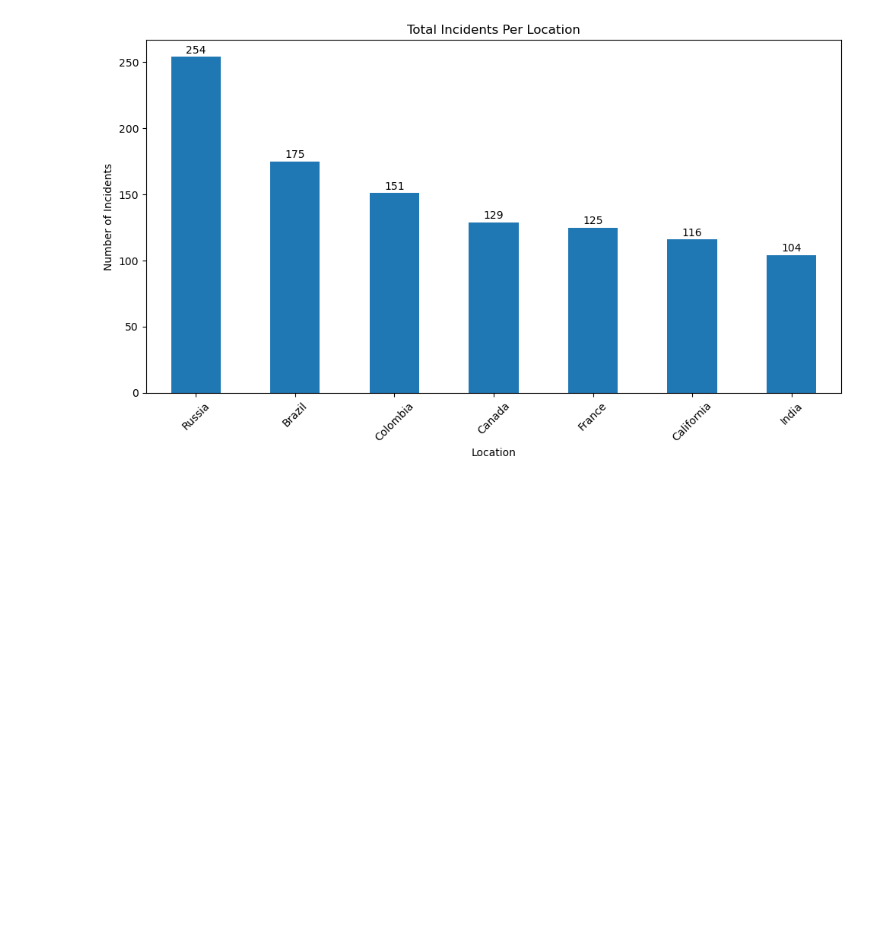
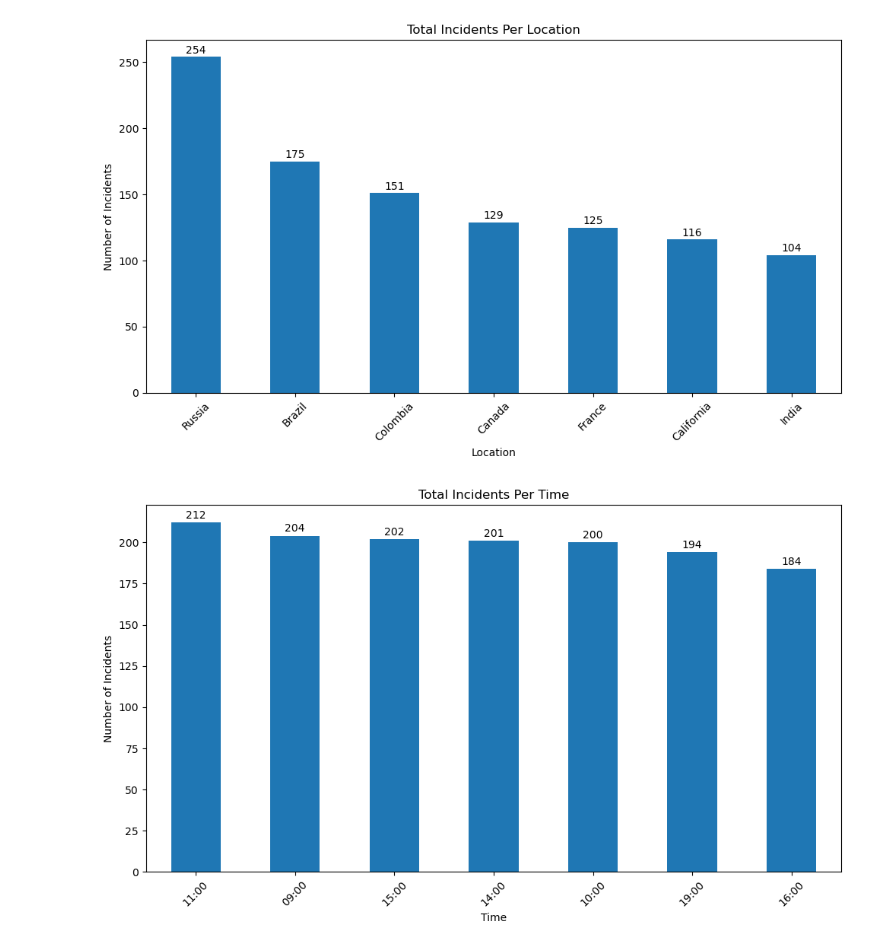
Before and after one commit to FlazeFy2/DS-Airplane_Crashes_Dataset_Since_1908, a Jupyter notebook: exploratory data analysis-pie.ipynb, the cells around one changed output. Saved outputs shown, nothing was run; the diff lists cells and outputs as text; code cells hidden in the pictures; blank space fills up the shorter version.

Commit message:
[DS] Exploratory Data Analysis (EDA) - Total Incidents Per Time

```diff
--- a/exploratory data analysis-pie.ipynb
+++ b/exploratory data analysis-pie.ipynb
@@ -113,3 +113,34 @@ plt.tight_layout()
 plt.show()
 # %% [output]
 [figure]
+# %%
+import pandas as pd
+import statistics
+import numpy as np
+import matplotlib.pyplot as plt
+
+# Declaration
+# Exploratory Data Analysis (EDA) - Total Incidents Per Time
+df = pd.read_csv("Airplane_crashes_dataset_since_1908.csv", encoding="ISO-8859-1")
+
+# Dataset - Get last word if separate by comma
+df = df[df['time'] != "?"] # Remove unknown time
+df['time'] = df['time'].str.replace(r'[^0-9:]', '', regex=True) # Remove non number char in time except ":"
+df['time'] = df['time'].apply(lambda x: f"{x[:2]}:{x[2:]}" if len(x) == 4 else x) # Tidy up time format
+df['time'] = df['time'].apply(lambda x: f"{x[:2]}:00" if ":" in x else x) # Group hour
+top_context = df['time'].value_counts().head(7)
+
+# Bar Chart
+plt.figure(figsize=(10, 6))
+ax = top_context.plot(kind='bar')
+# Add label
+for i, value in enumerate(top_context):
+    plt.text(i, value + 1, str(value), ha='center', va='bottom')
+plt.title("Total Incidents Per Time")
+plt.xlabel("Time")
+plt.ylabel("Number of Incidents")
+plt.xticks(rotation=45)
+plt.tight_layout()
+plt.show()
+# %% [output]
+[figure, added]
```
